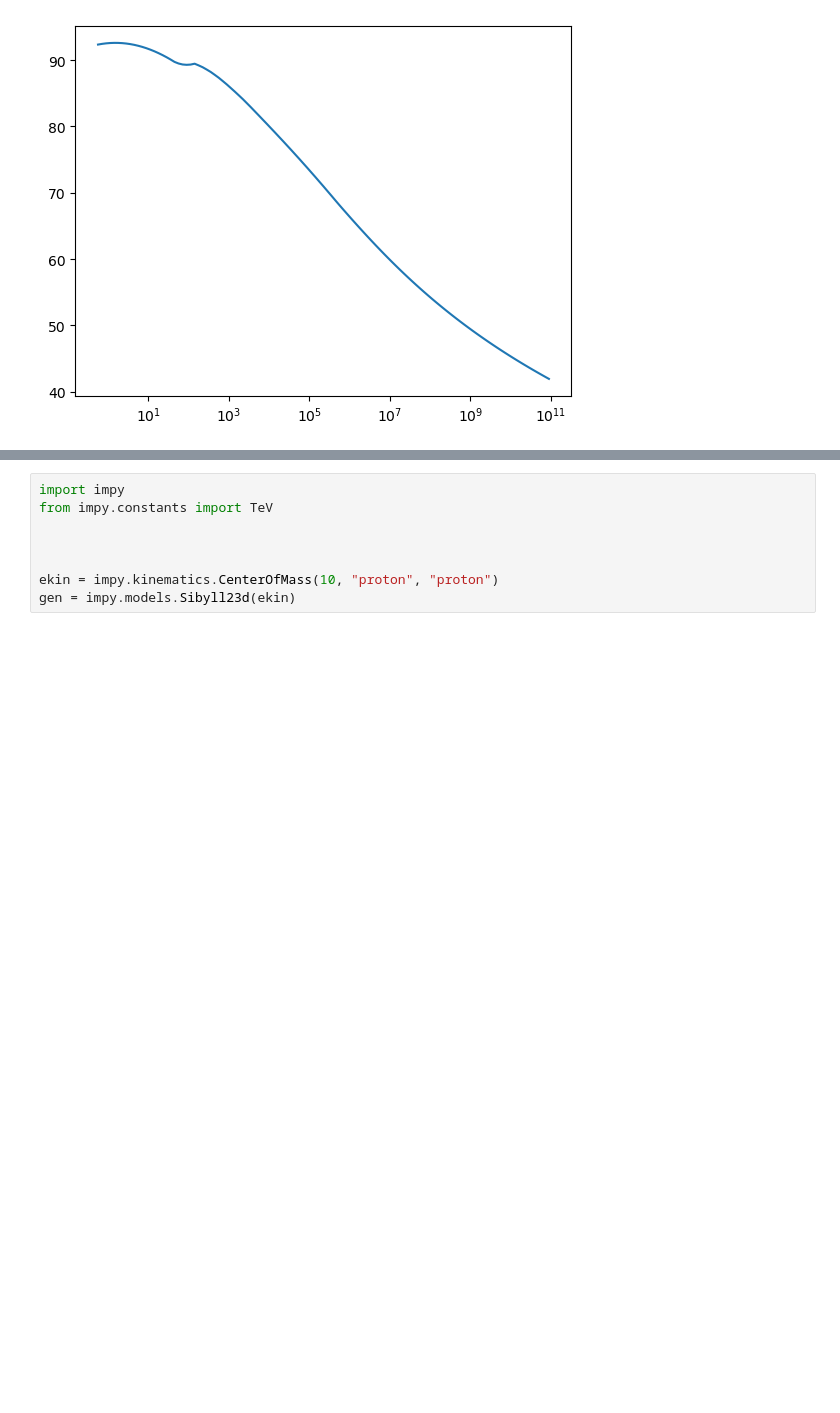
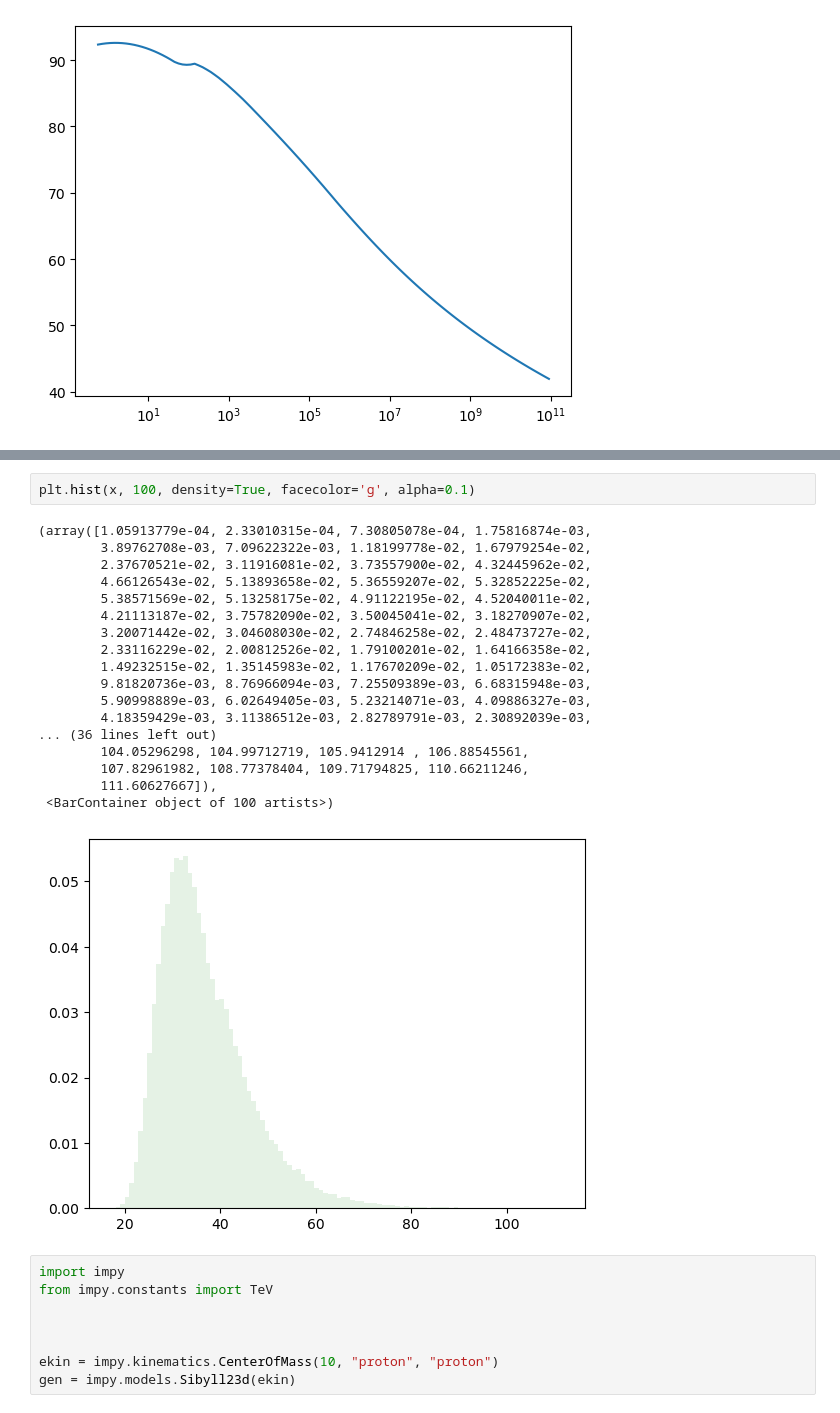
Before and after one commit to jncots/xmax_sigma, a Jupyter notebook: first_interaction/first_interaction.ipynb, the cells around one changed output, grey strips where cells are left out. Cells and saved outputs as stored; diff of their text form; blank space fills up the shorter version.

```diff
--- a/first_interaction/first_interaction.ipynb
+++ b/first_interaction/first_interaction.ipynb
@@ -73,3 +182,24 @@ plt.hist(x, 30, density=True, facecolor='g', alpha=0.75)
+# %%
+plt.hist(x, 100, density=True, facecolor='g', alpha=0.1)
+# %% [output]
+(array([1.05913779e-04, 2.33010315e-04, 7.30805078e-04, 1.75816874e-03,
+        3.89762708e-03, 7.09622322e-03, 1.18199778e-02, 1.67979254e-02,
+        2.37670521e-02, 3.11916081e-02, 3.73557900e-02, 4.32445962e-02,
+        4.66126543e-02, 5.13893658e-02, 5.36559207e-02, 5.32852225e-02,
+        5.38571569e-02, 5.13258175e-02, 4.91122195e-02, 4.52040011e-02,
+        4.21113187e-02, 3.75782090e-02, 3.50045041e-02, 3.18270907e-02,
+        3.20071442e-02, 3.04608030e-02, 2.74846258e-02, 2.48473727e-02,
+        2.33116229e-02, 2.00812526e-02, 1.79100201e-02, 1.64166358e-02,
+        1.49232515e-02, 1.35145983e-02, 1.17670209e-02, 1.05172383e-02,
+        9.81820736e-03, 8.76966094e-03, 7.25509389e-03, 6.68315948e-03,
+        5.90998889e-03, 6.02649405e-03, 5.23214071e-03, 4.09886327e-03,
+        4.18359429e-03, 3.11386512e-03, 2.82789791e-03, 2.30892039e-03,
+... (36 lines left out)
+        104.05296298, 104.99712719, 105.9412914 , 106.88545561,
+        107.82961982, 108.77378404, 109.71794825, 110.66211246,
+        111.60627667]),
+ <BarContainer object of 100 artists>)
+[figure, added]
 # %%
 import impy
 from impy.constants import TeV
```
Also changed, not shown: parts of 10 cells of this notebook, 1 other file.
